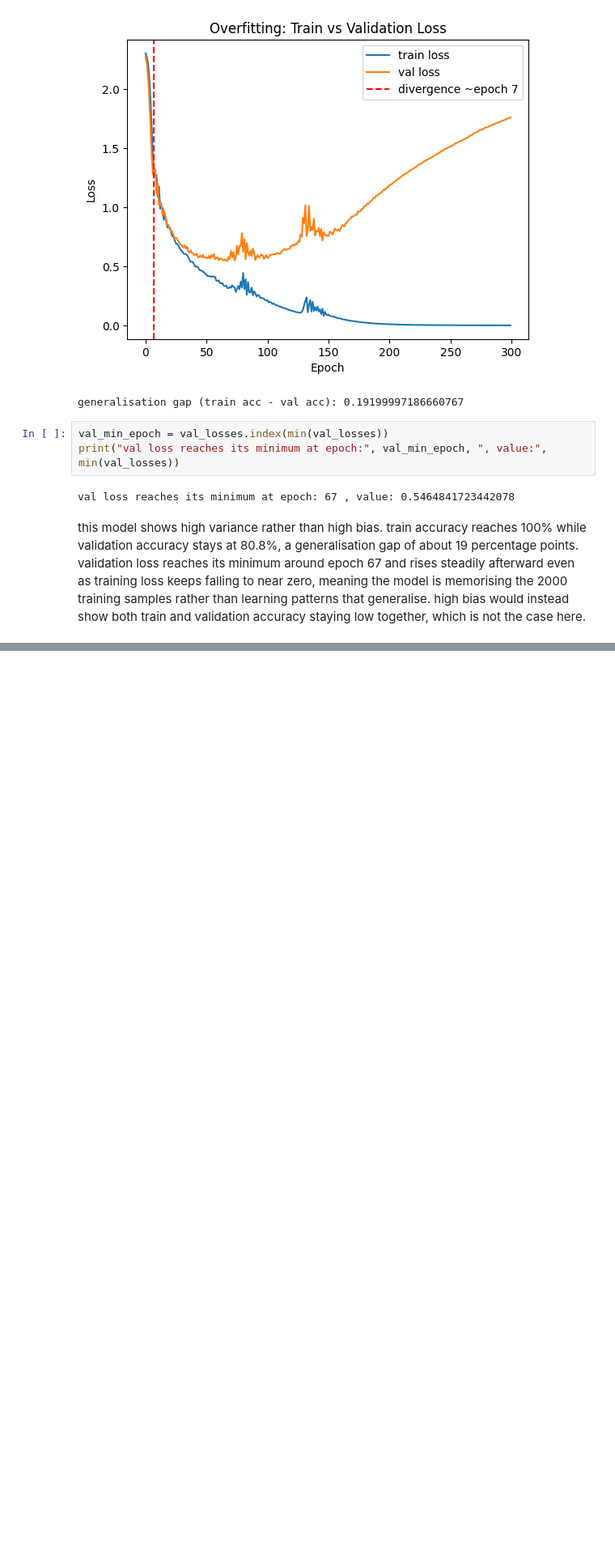
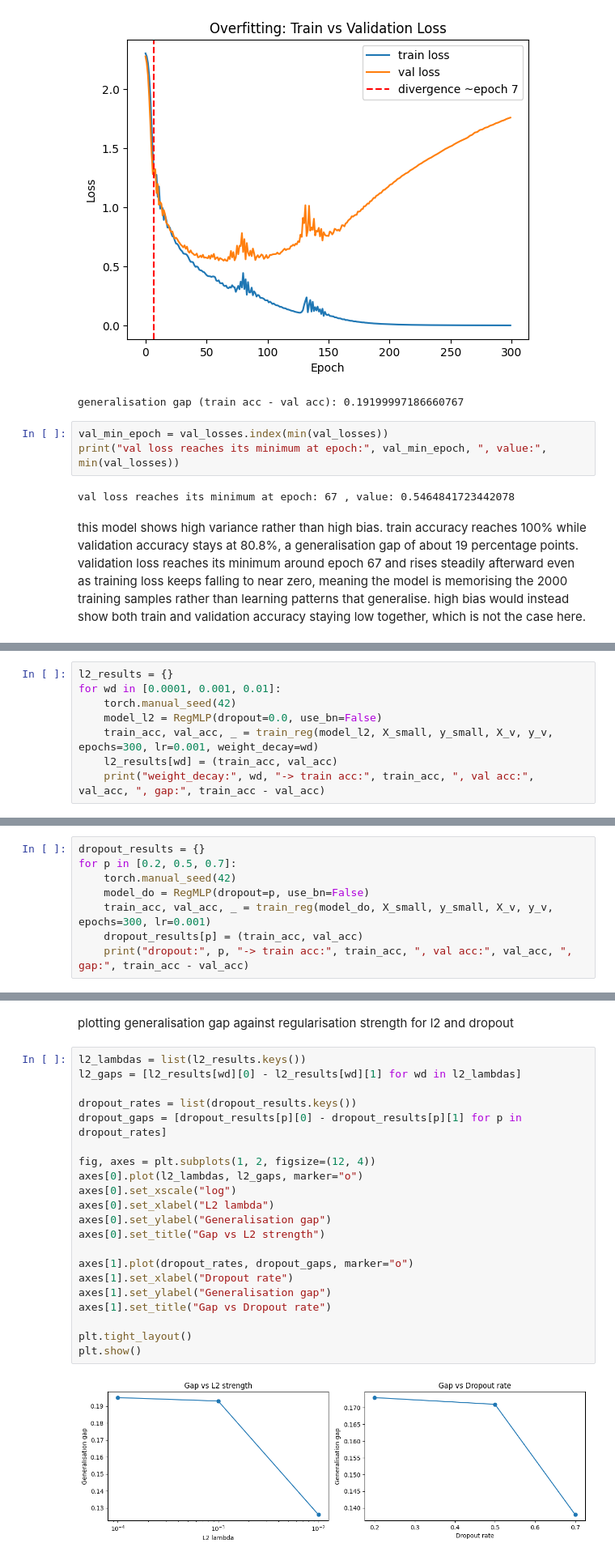
Before and after one commit to zonia7867/Deep-Learning-for-Perception-CS-4045, a Jupyter notebook: dlp-a1.ipynb, the cells around one changed output, grey strips where cells are left out. Shown at 81% size. Cells and saved outputs as stored; diff of their text form; blank space fills up the shorter version.

Commit message:
part6: Regularisation Study

```diff
--- a/dlp-a1.ipynb
+++ b/dlp-a1.ipynb
@@ -661,0 +747,8 @@ this model shows high variance rather than high bias. train accuracy reaches 100
+# %%
+l2_results = {}
+for wd in [0.0001, 0.001, 0.01]:
+    torch.manual_seed(42)
+    model_l2 = RegMLP(dropout=0.0, use_bn=False)
+    train_acc, val_acc, _ = train_reg(model_l2, X_small, y_small, X_v, y_v, epochs=300, lr=0.001, weight_decay=wd)
+    l2_results[wd] = (train_acc, val_acc)
+    print("weight_decay:", wd, "-> train acc:", train_acc, ", val acc:", val_acc, ", gap:", train_acc - val_acc)
@@ -661,0 +787,8 @@ this model shows high variance rather than high bias. train accuracy reaches 100
+# %%
+dropout_results = {}
+for p in [0.2, 0.5, 0.7]:
+    torch.manual_seed(42)
+    model_do = RegMLP(dropout=p, use_bn=False)
+    train_acc, val_acc, _ = train_reg(model_do, X_small, y_small, X_v, y_v, epochs=300, lr=0.001)
+    dropout_results[p] = (train_acc, val_acc)
+    print("dropout:", p, "-> train acc:", train_acc, ", val acc:", val_acc, ", gap:", train_acc - val_acc)
@@ -661,0 +891,25 @@ this model shows high variance rather than high bias. train accuracy reaches 100
+# %% [markdown]
+plotting generalisation gap against regularisation strength for l2 and dropout
+# %%
+l2_lambdas = list(l2_results.keys())
+l2_gaps = [l2_results[wd][0] - l2_results[wd][1] for wd in l2_lambdas]
+
+dropout_rates = list(dropout_results.keys())
+dropout_gaps = [dropout_results[p][0] - dropout_results[p][1] for p in dropout_rates]
+
+fig, axes = plt.subplots(1, 2, figsize=(12, 4))
+axes[0].plot(l2_lambdas, l2_gaps, marker="o")
+axes[0].set_xscale("log")
+axes[0].set_xlabel("L2 lambda")
+axes[0].set_ylabel("Generalisation gap")
+axes[0].set_title("Gap vs L2 strength")
+
+axes[1].plot(dropout_rates, dropout_gaps, marker="o")
+axes[1].set_xlabel("Dropout rate")
+axes[1].set_ylabel("Generalisation gap")
+axes[1].set_title("Gap vs Dropout rate")
+
+plt.tight_layout()
+plt.show()
+# %% [output]
+[figure, added]
```
Also changed, not shown: parts of 26 cells of this notebook.
